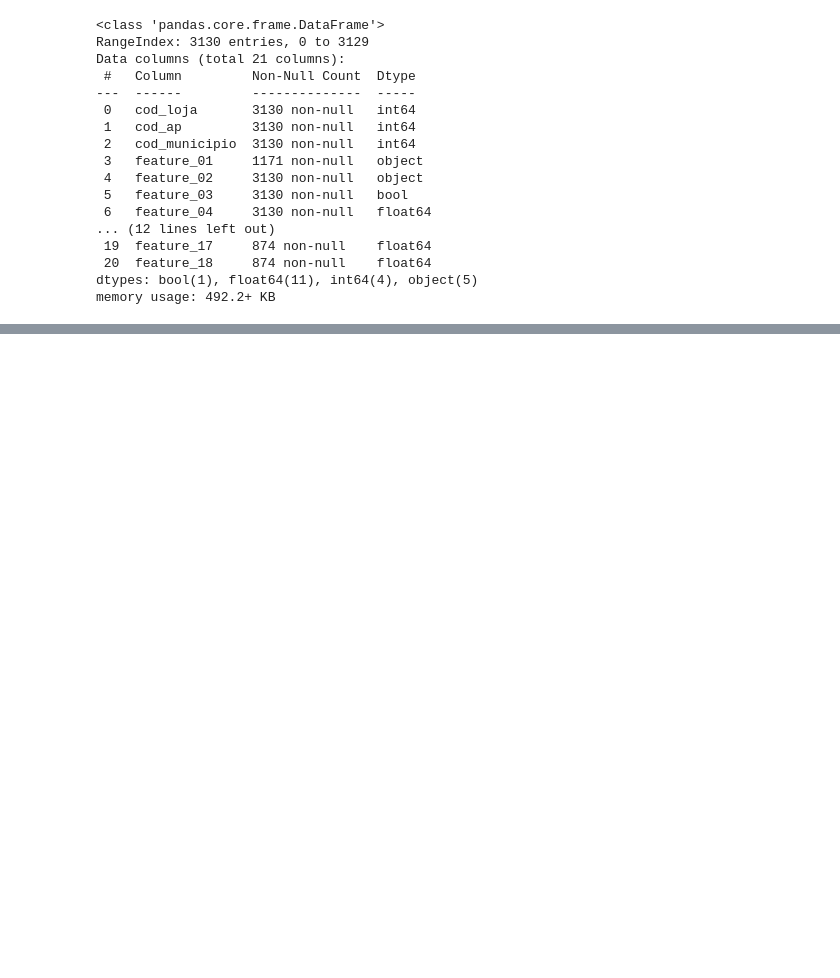
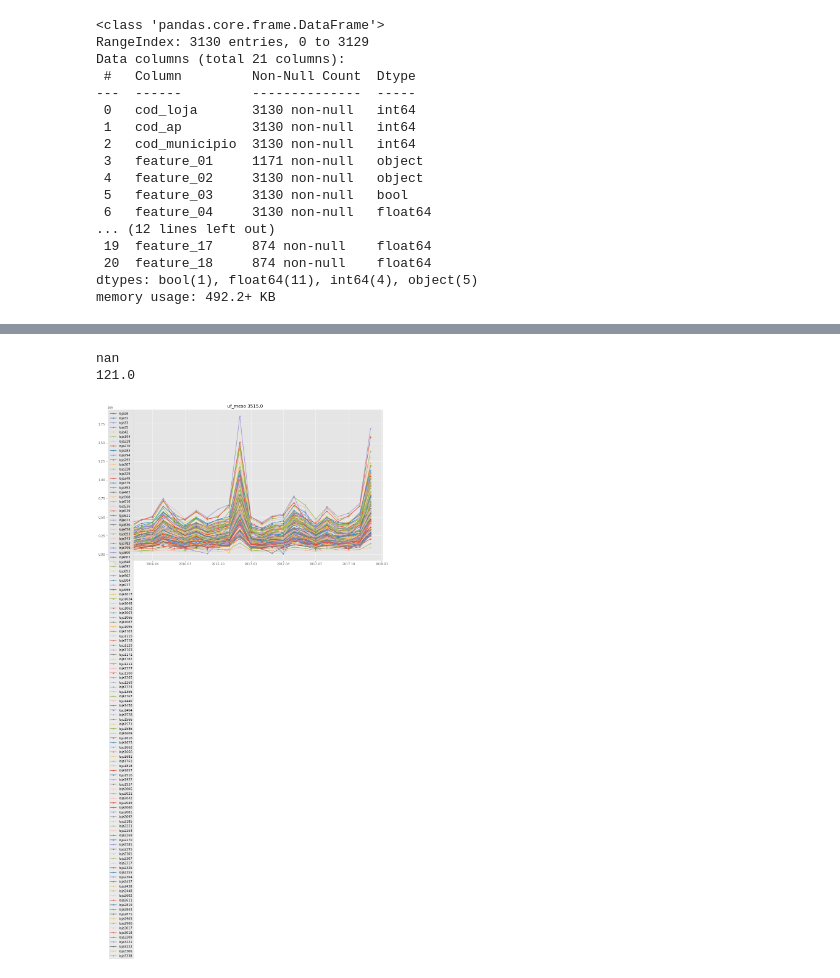
Before and after one commit to BeeData-USP/usp-vs-ufmg, a Jupyter notebook: ikeda/eda_expansao.ipynb, the cells around one changed output, grey strips where cells are left out. Drawn from its saved outputs; the diff is of its cells as text; code cells hidden in the pictures; blank space fills up the shorter version.

```diff
--- a/ikeda/eda_expansao.ipynb
+++ b/ikeda/eda_expansao.ipynb
@@ -142,0 +146,2 @@ memory usage: 492.2+ KB
+# %%
+mun_meso.drop(columns=['meso', 'UF'], inplace=True)
@@ -142,0 +152,15 @@ memory usage: 492.2+ KB
+# %%
+merge = merge.merge(mun_meso, on='cod_municipio', how='left')
+# %%
+merge_cex = cen_exp.merge(mun_meso, on='cod_municipio', how='left')
+# %%
+mesos = merge_cex.uf_meso.unique()
+idx = 3
+
+fat_mun = merge[merge.uf_meso == mesos[idx]]
+feats = ['feature_03', 'feature_04', 'feature_06', 'feature_07', 'feature_08', 'feature_09', 'feature_10', 'feature_13', 'feature_14', 'feature_15', 'feature_16', 'feature_17', 'feature_18']
+group16 = fat_mun[fat_mun.ano == 2016].groupby(['cod_loja', 'cod_municipio', 'uf_meso', 'mes', 'ano', 'cod_ap'] + feats, as_index=False).sum()
+group17 = fat_mun[fat_mun.ano == 2017].groupby(['cod_loja', 'cod_municipio', 'uf_meso', 'mes', 'ano', 'cod_ap'] + feats, as_index=False).sum()
+mensal = group16.append(group17)
+mensal['datetime'] = pd.to_datetime(mensal.ano*100+mensal.mes,format='%Y%m')
+mensal
@@ -142,0 +174,18 @@ memory usage: 492.2+ KB
+# %%
+for meso in mesos:
+    fm = merge[merge.uf_meso == meso]
+    if fm.index.size == 0:
+        print(meso)
+# %% [output]
+nan
+121.0
+# %%
+plt.figure(figsize=(16,9))
+plt.title("uf_meso {}".format(mesos[idx]))
+for cod in mensal.cod_loja.unique()[:]:
+    loj_mensal = mensal[mensal.cod_loja == cod]
+    plt.plot(loj_mensal["datetime"], loj_mensal["receita"], label='loja' + str(cod), marker=".")
+    plt.legend()
+plt.show()
+# %% [output]
+[figure, added]
```
Also changed, not shown: parts of 11 cells of this notebook, 1 other file.
